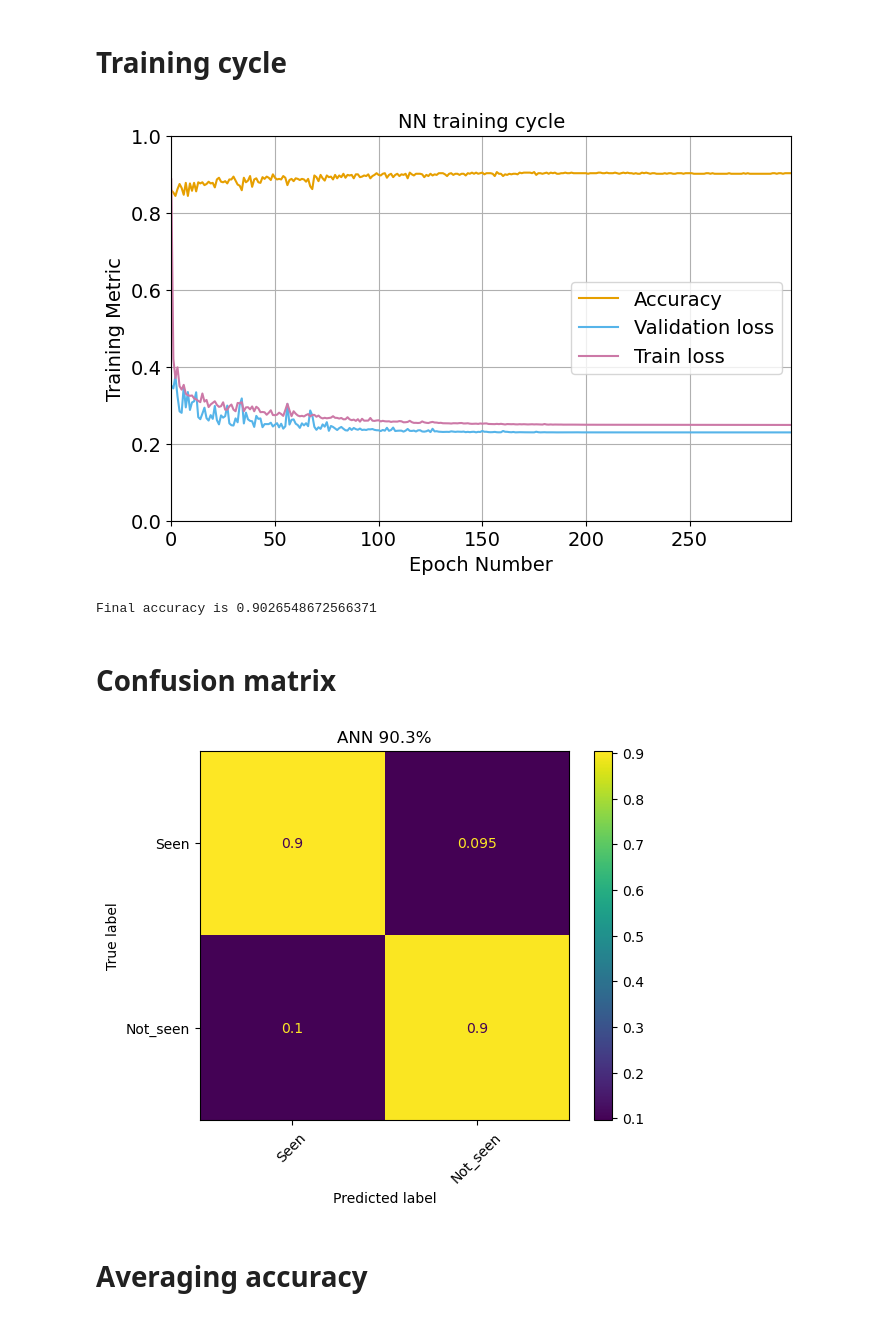
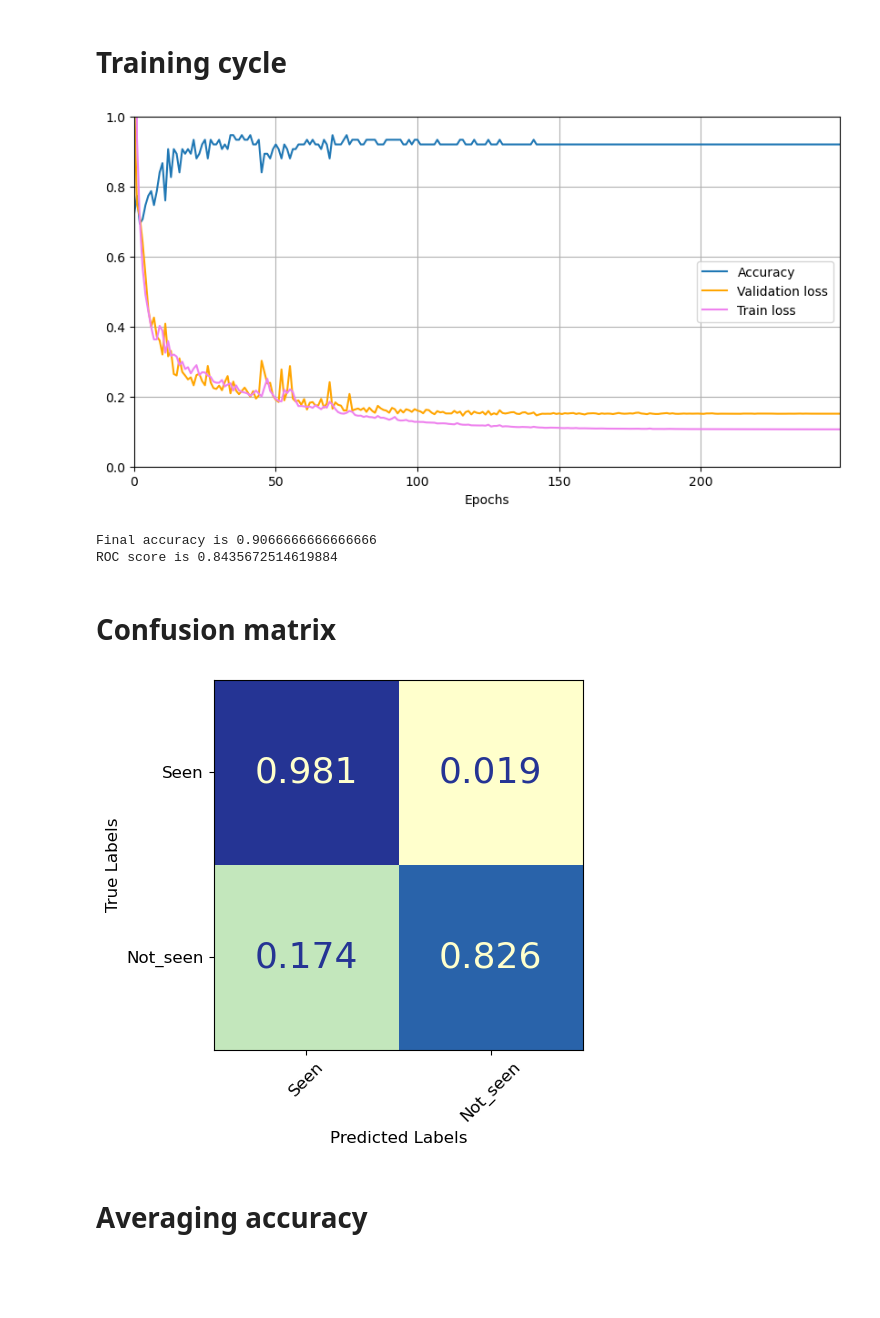
Before and after one commit to EmmaAlexander/mphys-moon, a Jupyter notebook: Code/moon_visibility_NN.ipynb, the cells around one changed output. Drawn from its saved outputs; the diff is of its cells as text; code cells hidden in the pictures; blank space fills up the shorter version.

```diff
--- a/Code/moon_visibility_NN.ipynb
+++ b/Code/moon_visibility_NN.ipynb
@@ -213,10 +230,15 @@ def validate(model, testloader, device):
         if METHOD:
             scale_prob = nn.Softmax(dim=1)(py_ten).numpy()
             roc_auc = roc_auc_score(np.array(target), scale_prob, multi_class="ovr")
+            recall = recall_score(target, prediction, average='weighted')
+            f1 = f1_score(target, prediction, average='weighted')
+            precision = precision_score(target, prediction, average='weighted')
         else:
             roc_auc = roc_auc_score(target, prediction)
-
-    return test_loss, accuracy, roc_auc, prediction, target
+            recall = recall_score(target, prediction)
+            f1 = f1_score(target, prediction)
+            precision = precision_score(target, prediction)
+    return test_loss, accuracy, roc_auc, prediction, target, recall, f1, precision
 # %%
 #function to run the entire model train/test loop
 def run_func():
@@ -245,11 +267,11 @@ def run_func():
     model = CustomNN(input_size, hidden_size, output_size).to(device)
 
     #optimizer and learning rate scheduler
-    optimizer = optim.Adam(model.parameters(), lr=0.005, weight_decay = 0.01)
+    optimizer = optim.Adam(model.parameters(), lr=learning_rate, weight_decay = weight_decay)#0.005, #0.01
     scheduler = torch.optim.lr_scheduler.ReduceLROnPlateau(optimizer=optimizer, patience=2, factor=0.9)
 
     #array to store metrics
-    result_arr = np.zeros((num_epochs,5))
+    result_arr = np.zeros((num_epochs,8))
 
     _bestloss = 1.
     bestepoch = 0
@@ -257,7 +279,7 @@ def run_func():
     for epoch in range(num_epochs):
 
         train_loss = train(model, train_loader, optimizer, device)
-        val_loss, accuracy, roc_auc, prediction, target = validate(model, val_loader, device)
+        val_loss, accuracy, roc_auc, prediction, target,  recall, f1, precision = validate(model, val_loader, device)
 
         scheduler.step(val_loss)
 
@@ -268,7 +290,7 @@ def run_func():
             cm = confusion_matrix(target, prediction,normalize = 'true')
 
         #set output row
-        results = [epoch, train_loss, val_loss, accuracy, roc_auc]
+        results = [epoch, train_loss, val_loss, accuracy, roc_auc,  recall, f1, precision]
         result_arr[epoch] = results
 
         #print epocch results
@@ -281,8 +303,8 @@ def run_func():
         #Test data run
         bestmodel=CustomNN(input_size, hidden_size, output_size).to(device)
         bestmodel.load_state_dict(torch.load('modfile.pt'))
-        test_loss, test_accuracy, test_auc, prediction2,target2 = validate(bestmodel, test_loader, device)
-        test_arr=[test_loss, test_accuracy, test_auc, prediction2,target2]
+        test_loss, test_accuracy, test_auc, prediction2,target2,  recall2, f12, precision2 = validate(bestmodel, test_loader, device)
+        test_arr=[test_loss, test_accuracy, test_auc, prediction2,target2,  recall2, f12, precision2]
 
     if not early_stopping:
         torch.save(model.state_dict(), modfile)
@@ -297,30 +319,29 @@ result_arr1, cm, test_arr, best_epoch = run_func()
 # Training cycle
 # %%
 #plot the training cycle
-colours = ["#E69F00", "#56B4E9","#CC79A7","#009E73" ,"#0072B2"]
-fig = plt.figure(figsize=(8,5))
-ax = fig.add_subplot(111)
-ax.plot(result_arr1[:,0],result_arr1[:,3],linestyle='-',c=colours[0], label='Accuracy')
-ax.plot(result_arr1[:,0],result_arr1[:,2],linestyle='-', c=colours[1],label='Validation loss')
-ax.plot(result_arr1[:,0],result_arr1[:,1],linestyle='-', c=colours[2],label='Train loss')
-ax.set_ylim(0,1)
-ax.set_xlim(0,num_epochs-1)
-ax.set_title('NN training cycle',fontsize=14)
-ax.set_xlabel('Epoch Number',fontsize=14)
-ax.set_ylabel('Training Metric',fontsize=14)
-ax.grid()
-ax.tick_params(axis='both', which='major', labelsize=14)
-ax.legend(fontsize=14)
+plt.figure(figsize=(10,5))
+plt.plot(result_arr1[:,0],result_arr1[:,3],linestyle='-', label='Accuracy')
+plt.plot(result_arr1[:,0],result_arr1[:,2],linestyle='-', c='orange',label='Validation loss')
+plt.plot(result_arr1[:,0],result_arr1[:,1],linestyle='-', c='violet',label='Train loss')
+plt.ylim(0,1)
+plt.xlim(0,num_epochs-1)
+#plt.title('NN training cycle')
+plt.xlabel('Epochs')
+plt.grid()
+plt.legend()
 plt.show()
 # %% [output]
-[figure, old version]
+[figure, new version]
 # %%
 if TEST_USE:
     print(r'Final accuracy is {}'.format(test_arr[1]))
+    print(r'ROC score is {}'.format(test_arr[2]))
 else:
     print(r'Final accuracy is {}'.format(result_arr1[best_epoch,3]))
+    print(r'ROC score is {}'.format(result_arr1[best_epoch,4]))
 # %% [output]
-Final accuracy is 0.9026548672566371
+Final accuracy is 0.9066666666666666
+ROC score is 0.8435672514619884
 # %% [markdown]
 # Confusion matrix
 # %%
@@ -330,14 +351,27 @@ Final accuracy is 0.9026548672566371
 # else:
 #     cm = confusion_matrix(target, prediction,normalize = 'true')
 disp = ConfusionMatrixDisplay(confusion_matrix=cm, display_labels=ptype)
-disp.plot(xticks_rotation=45)
+colours = ['#ffffcc','#a1dab4','#41b6c4','#2c7fb8','#253494']
+custom_cmap = LinearSegmentedColormap.from_list('custom_cmap', colours, N=20)
+disp.plot(xticks_rotation=45,cmap = custom_cmap,values_format=".3f",colorbar=False) #values_format=".1%")
+for labels in disp.text_.ravel():
+    if METHOD:
+        labels.set_fontsize(20)
+    else:
+        labels.set_fontsize(26)
 fig = disp.figure_
-if TEST_USE:
-    plt.title(r"ANN {:.3}%".format(test_arr[1]*100))
-else:
-    plt.title(r"ANN {:.3}%".format(result_arr1[best_epoch,3]*100))
+ax = disp.ax_
+ax.set_xlabel('Predicted Labels',fontsize=12)
+ax.set_ylabel('True Labels',fontsize=12)
+ax.tick_params(axis='both', which='major', labelsize=12)
+ax.tick_params(axis='both', which='minor', labelsize=10)
+fig = disp.figure_
+# if TEST_USE:
+#     plt.title(r"ANN {:.3}%".format(test_arr[1]*100))
+# else:
+#     plt.title(r"ANN {:.3}%".format(result_arr1[best_epoch,3]*100))
 plt.show()
 # %% [output]
-[figure, old version]
+[figure, new version]
 # %% [markdown]
 # Averaging accuracy
```
Also changed, not shown: parts of 7 cells of this notebook, 4 other files.
